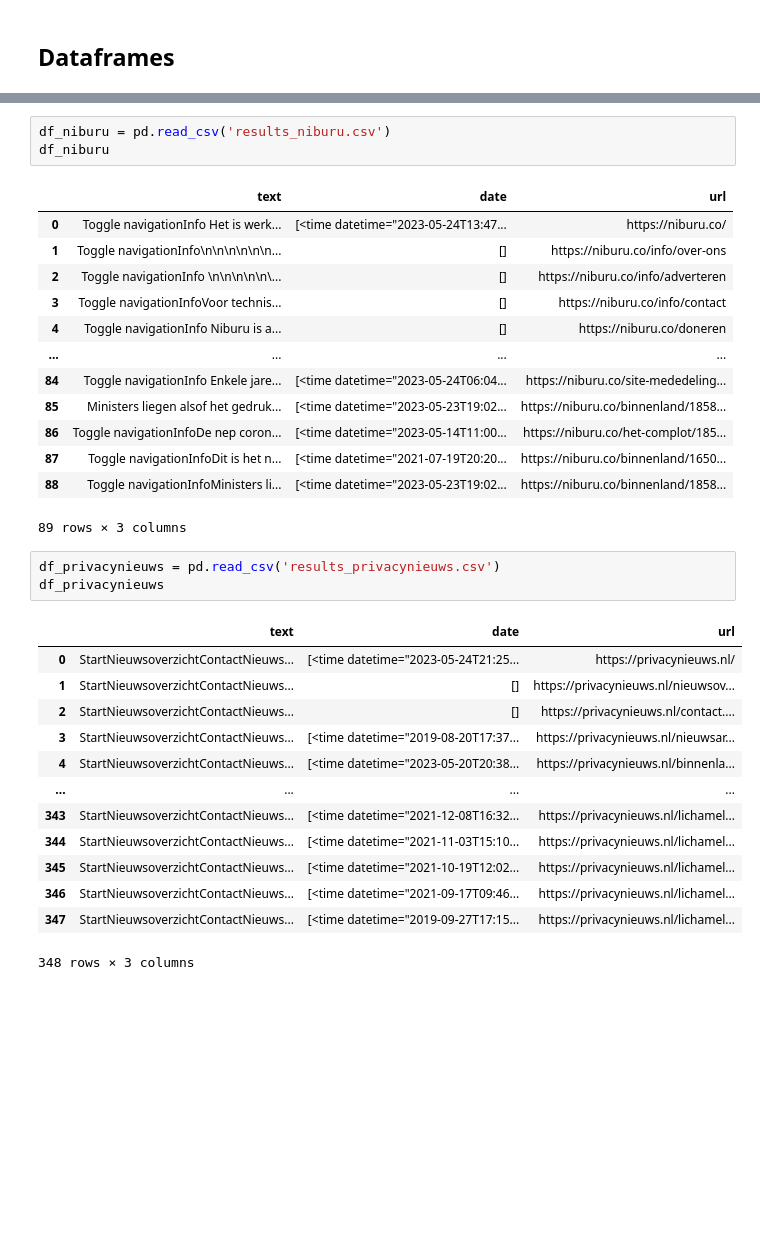
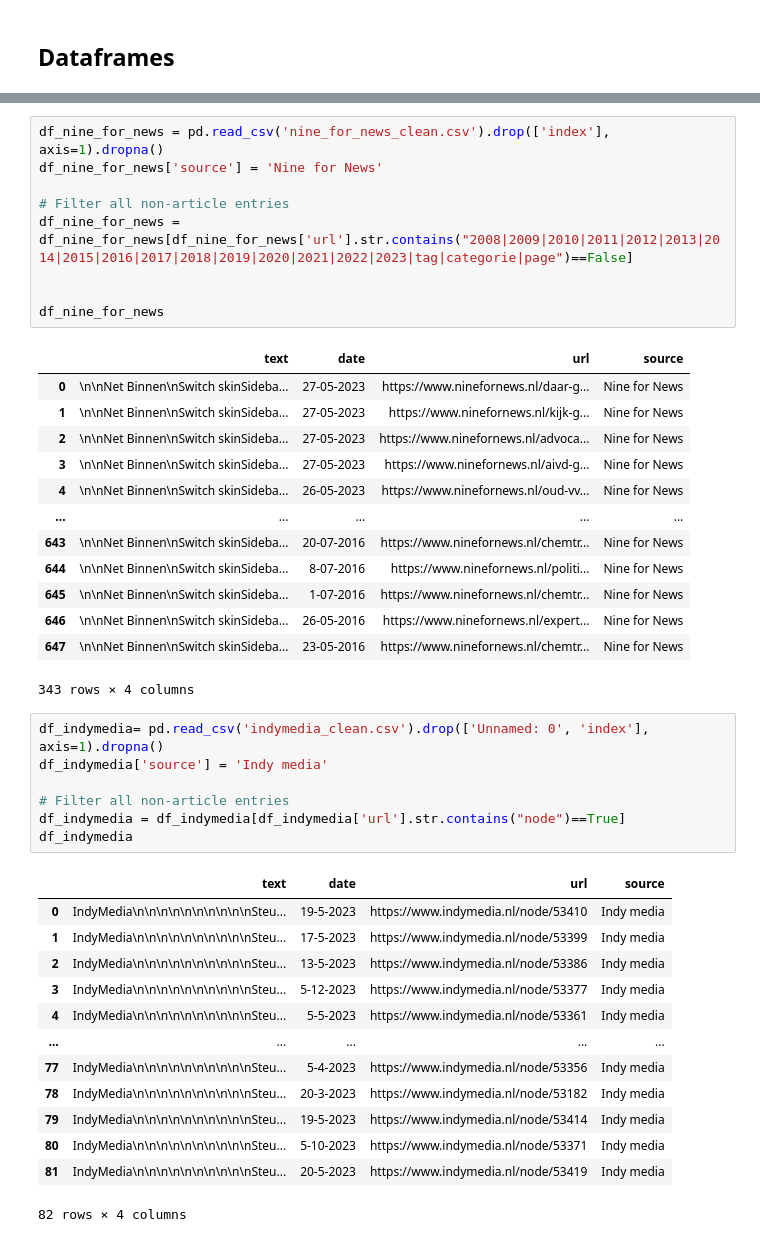
Before and after one commit to CeesMaessen/WappieCrawler, a Jupyter notebook: df_inspection.ipynb, the cells around one changed output, grey strips where cells are left out. Saved outputs shown, nothing was run; the diff lists cells and outputs as text; blank space fills up the shorter version.

```diff
--- a/df_inspection.ipynb
+++ b/df_inspection.ipynb
@@ -48,34 +27,44 @@ df_indymedia
-# %%
-df_niburu = pd.read_csv('results_niburu.csv')
-df_niburu
-# %% [output]
-|  | text | date | url |
-| 0 | Toggle navigationInfo Het is werk... | [<time datetime="2023-05-24T13:47... | https://niburu.co/ |
-| 1 | Toggle navigationInfo\n\n\n\n\n\n... | [] | https://niburu.co/info/over-ons |
-| 2 | Toggle navigationInfo \n\n\n\n\n\... | [] | https://niburu.co/info/adverteren |
-| 3 | Toggle navigationInfoVoor technis... | [] | https://niburu.co/info/contact |
-| 4 | Toggle navigationInfo Niburu is a... | [] | https://niburu.co/doneren |
-| ... | ... | ... | ... |
-| 84 | Toggle navigationInfo Enkele jare... | [<time datetime="2023-05-24T06:04... | https://niburu.co/site-mededeling... |
-| 85 | Ministers liegen alsof het gedruk... | [<time datetime="2023-05-23T19:02... | https://niburu.co/binnenland/1858... |
-| 86 | Toggle navigationInfoDe nep coron... | [<time datetime="2023-05-14T11:00... | https://niburu.co/het-complot/185... |
-| 87 | Toggle navigationInfoDit is het n... | [<time datetime="2021-07-19T20:20... | https://niburu.co/binnenland/1650... |
-| 88 | Toggle navigationInfoMinisters li... | [<time datetime="2023-05-23T19:02... | https://niburu.co/binnenland/1858... |
-89 rows × 3 columns
-# %%
-df_privacynieuws = pd.read_csv('results_privacynieuws.csv')
-df_privacynieuws
-# %% [output]
-|  | text | date | url |
-| 0 | StartNieuwsoverzichtContactNieuws... | [<time datetime="2023-05-24T21:25... | https://privacynieuws.nl/ |
-| 1 | StartNieuwsoverzichtContactNieuws... | [] | https://privacynieuws.nl/nieuwsov... |
-| 2 | StartNieuwsoverzichtContactNieuws... | [] | https://privacynieuws.nl/contact.... |
-| 3 | StartNieuwsoverzichtContactNieuws... | [<time datetime="2019-08-20T17:37... | https://privacynieuws.nl/nieuwsar... |
-| 4 | StartNieuwsoverzichtContactNieuws... | [<time datetime="2023-05-20T20:38... | https://privacynieuws.nl/binnenla... |
-| ... | ... | ... | ... |
-| 343 | StartNieuwsoverzichtContactNieuws... | [<time datetime="2021-12-08T16:32... | https://privacynieuws.nl/lichamel... |
-| 344 | StartNieuwsoverzichtContactNieuws... | [<time datetime="2021-11-03T15:10... | https://privacynieuws.nl/lichamel... |
-| 345 | StartNieuwsoverzichtContactNieuws... | [<time datetime="2021-10-19T12:02... | https://privacynieuws.nl/lichamel... |
-| 346 | StartNieuwsoverzichtContactNieuws... | [<time datetime="2021-09-17T09:46... | https://privacynieuws.nl/lichamel... |
-| 347 | StartNieuwsoverzichtContactNieuws... | [<time datetime="2019-09-27T17:15... | https://privacynieuws.nl/lichamel... |
-348 rows × 3 columns
+# %%
+df_nine_for_news = pd.read_csv('nine_for_news_clean.csv').drop(['index'], axis=1).dropna()
+df_nine_for_news['source'] = 'Nine for News'
+
+# Filter all non-article entries
+df_nine_for_news = df_nine_for_news[df_nine_for_news['url'].str.contains("2008|2009|2010|2011|2012|2013|2014|2015|2016|2017|2018|2019|2020|2021|2022|2023|tag|categorie|page")==False]
+
+
+df_nine_for_news
+# %% [output]
+|  | text | date | url | source |
+| 0 | \n\nNet Binnen\nSwitch skinSideba... | 27-05-2023 | https://www.ninefornews.nl/daar-g... | Nine for News |
+| 1 | \n\nNet Binnen\nSwitch skinSideba... | 27-05-2023 | https://www.ninefornews.nl/kijk-g... | Nine for News |
+| 2 | \n\nNet Binnen\nSwitch skinSideba... | 27-05-2023 | https://www.ninefornews.nl/advoca... | Nine for News |
+| 3 | \n\nNet Binnen\nSwitch skinSideba... | 27-05-2023 | https://www.ninefornews.nl/aivd-g... | Nine for News |
+| 4 | \n\nNet Binnen\nSwitch skinSideba... | 26-05-2023 | https://www.ninefornews.nl/oud-vv... | Nine for News |
+| ... | ... | ... | ... | ... |
+| 643 | \n\nNet Binnen\nSwitch skinSideba... | 20-07-2016 | https://www.ninefornews.nl/chemtr... | Nine for News |
+| 644 | \n\nNet Binnen\nSwitch skinSideba... | 8-07-2016 | https://www.ninefornews.nl/politi... | Nine for News |
+| 645 | \n\nNet Binnen\nSwitch skinSideba... | 1-07-2016 | https://www.ninefornews.nl/chemtr... | Nine for News |
+| 646 | \n\nNet Binnen\nSwitch skinSideba... | 26-05-2016 | https://www.ninefornews.nl/expert... | Nine for News |
+| 647 | \n\nNet Binnen\nSwitch skinSideba... | 23-05-2016 | https://www.ninefornews.nl/chemtr... | Nine for News |
+343 rows × 4 columns
+# %%
+df_indymedia= pd.read_csv('indymedia_clean.csv').drop(['Unnamed: 0', 'index'], axis=1).dropna()
+df_indymedia['source'] = 'Indy media'
+
+# Filter all non-article entries
+df_indymedia = df_indymedia[df_indymedia['url'].str.contains("node")==True]
+df_indymedia
+# %% [output]
+|  | text | date | url | source |
+| 0 | IndyMedia\n\n\n\n\n\n\n\n\n\nSteu... | 19-5-2023 | https://www.indymedia.nl/node/53410 | Indy media |
+| 1 | IndyMedia\n\n\n\n\n\n\n\n\n\nSteu... | 17-5-2023 | https://www.indymedia.nl/node/53399 | Indy media |
+| 2 | IndyMedia\n\n\n\n\n\n\n\n\n\nSteu... | 13-5-2023 | https://www.indymedia.nl/node/53386 | Indy media |
+| 3 | IndyMedia\n\n\n\n\n\n\n\n\n\nSteu... | 5-12-2023 | https://www.indymedia.nl/node/53377 | Indy media |
+| 4 | IndyMedia\n\n\n\n\n\n\n\n\n\nSteu... | 5-5-2023 | https://www.indymedia.nl/node/53361 | Indy media |
+| ... | ... | ... | ... | ... |
+| 77 | IndyMedia\n\n\n\n\n\n\n\n\n\nSteu... | 5-4-2023 | https://www.indymedia.nl/node/53356 | Indy media |
+| 78 | IndyMedia\n\n\n\n\n\n\n\n\n\nSteu... | 20-3-2023 | https://www.indymedia.nl/node/53182 | Indy media |
+| 79 | IndyMedia\n\n\n\n\n\n\n\n\n\nSteu... | 19-5-2023 | https://www.indymedia.nl/node/53414 | Indy media |
+| 80 | IndyMedia\n\n\n\n\n\n\n\n\n\nSteu... | 5-10-2023 | https://www.indymedia.nl/node/53371 | Indy media |
+| 81 | IndyMedia\n\n\n\n\n\n\n\n\n\nSteu... | 20-5-2023 | https://www.indymedia.nl/node/53419 | Indy media |
+82 rows × 4 columns
```
Also changed, not shown: parts of 21 cells of this notebook, 6 other files.
